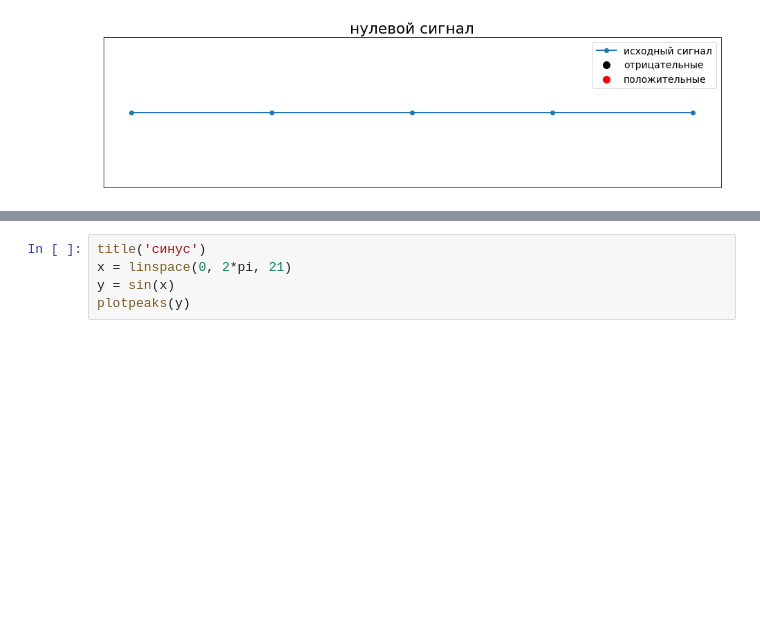
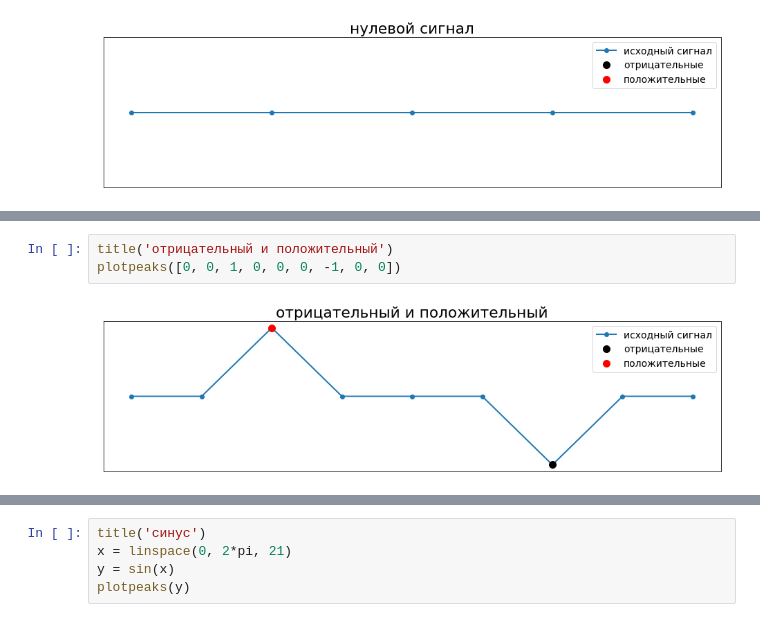
Before and after one commit to kokostek/jupyter-notebooks, a Jupyter notebook: FindPeaks.ipynb, the cells around one changed output, grey strips where cells are left out. Drawn from its saved outputs; the diff is of its cells as text; blank space fills up the shorter version.

```diff
--- a/FindPeaks.ipynb
+++ b/FindPeaks.ipynb
@@ -90,0 +91,5 @@ plotpeaks([0, -1, 0])
+# %%
+title('отрицательный и положительный')
+plotpeaks([0, 0, 1, 0, 0, 0, -1, 0, 0])
+# %% [output]
+[figure, added]
```
Also changed, not shown: parts of 10 cells of this notebook.
